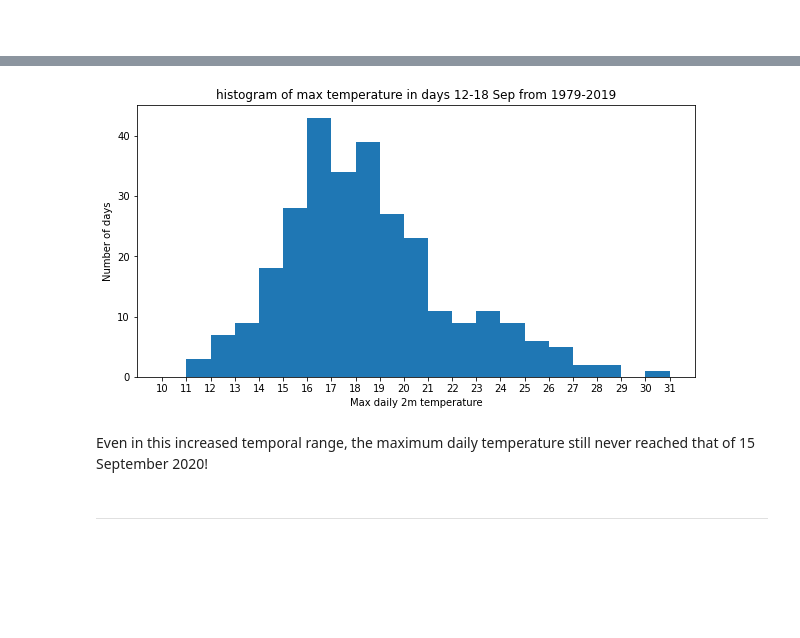
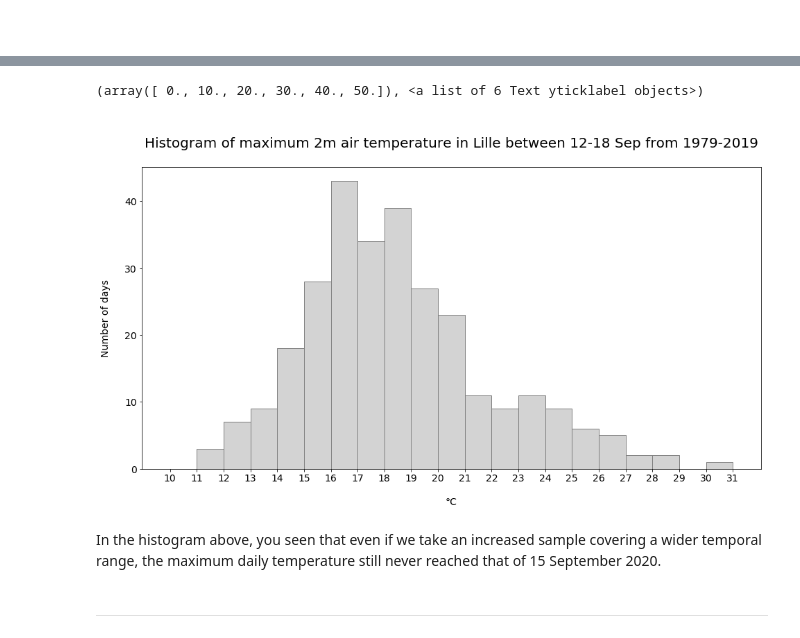
Before and after one commit to tessac2/copernicus-training, a Jupyter notebook: 112_c3s_climate_extremes.ipynb, the cells around one changed output, grey strips where cells are left out. Cells and saved outputs as stored; diff of their text form; code cells hidden in the pictures; blank space fills up the shorter version.

```diff
--- a/112_c3s_climate_extremes.ipynb
+++ b/112_c3s_climate_extremes.ipynb
@@ -337,6 +334,6 @@ Coordinates:
 # %% [markdown]
 The next step is to `downsample` the hourly air temperature data to daily maximum air temperature values. You can apply the function `resample()` and specify `time='1D'`, which groups the hourly data into individual days (n=1230). If you add the function `max()` after the resampling, the maximum value of each group (of each day) is selected. The resulting array contains for each day in September for the period 1979 to 2019 the maximum near-surface air temperature.
 # %%
-era5_t2m_daily_max_lille_1979_2019 = era5_t2m_hourly_lille_1979_2019.resample(time='1D').max()
+era5_t2m_daily_max_lille_1979_2019 = era5_t2m_hourly_lille_1979_2019.resample(time='1D').max().dropna('time')
 era5_t2m_daily_max_lille_1979_2019
 # %% [output]
@@ -544,0 +612,3 @@ Now we can plot the histogram of maximum daily temperatures in days 12-18 Septem
+# %%
+era5_t2m_max_7day_range = era5_t2m_daily_max_lille_1979_2019.values[index]
+era5_t2m_max_7day_range
@@ -545,15 +639,26 @@ Now we can plot the histogram of maximum daily temperatures in days 12-18 Septem
 # %%
-plt.figure(figsize=(10,5))
-plt.hist(Lille_7days, bins = np.arange(10,32,1))
-plt.title("histogram of max temperature in days 12-18 Sep from 1979-2019")
-plt.xlabel("Max daily 2m temperature")
-plt.ylabel("Number of days")
-plt.xticks(np.arange(10,32,1))
-plt.show()
+# Initiate the figure
+plt.figure(figsize=(16,8))
+
+# Apply the `hist()` function to create and visualize the histogram
+plt.hist(era5_t2m_max_7day_range,
+         bins = np.arange(10,32,1),
+        color='lightgrey',
+        ec='grey')
+
+# Customize the title and x- and y-axes labels
+plt.title("\nHistogram of maximum 2m air temperature in Lille between 12-18 Sep from 1979-2019\n", fontsize=20)
+plt.xlabel("\n°C", fontsize=14)
+plt.ylabel("Number of days\n", fontsize=14)
+
+# Adjust fontsize of x- and y-axes ticks
+plt.xticks(np.arange(10,32,1), fontsize=14)
+plt.yticks(fontsize=14)
 # %% [output]
+(array([ 0., 10., 20., 30., 40., 50.]), <a list of 6 Text yticklabel objects>)
-[figure, old version]
+[figure, new version]
 # %% [markdown]
-Even in this increased temporal range, the maximum daily temperature still never reached that of 15 September 2020!
+In the histogram above, you seen that even if we take an increased sample covering a wider temporal range, the maximum daily temperature still never reached that of 15 September 2020.
 # %% [markdown]
 <hr>
 # %% [markdown]
```
Also changed, not shown: parts of 35 cells of this notebook, 1 other file.
